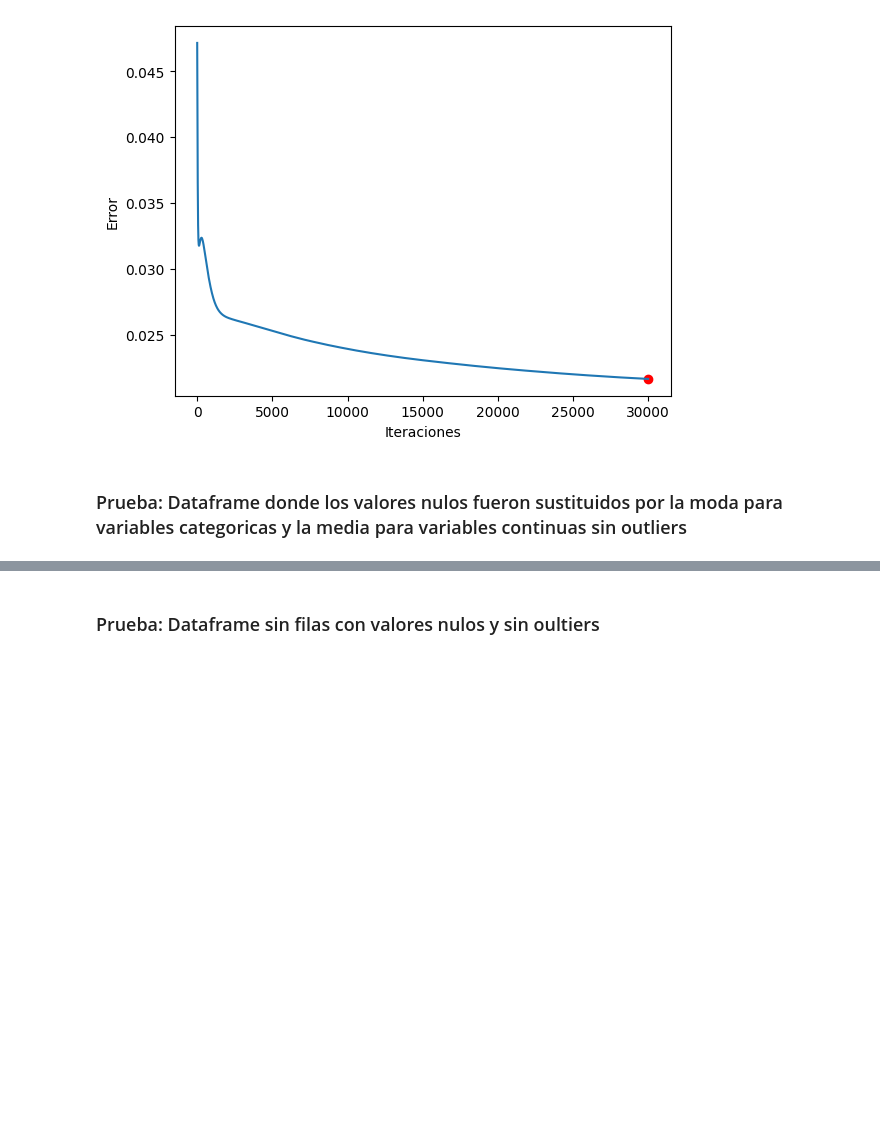
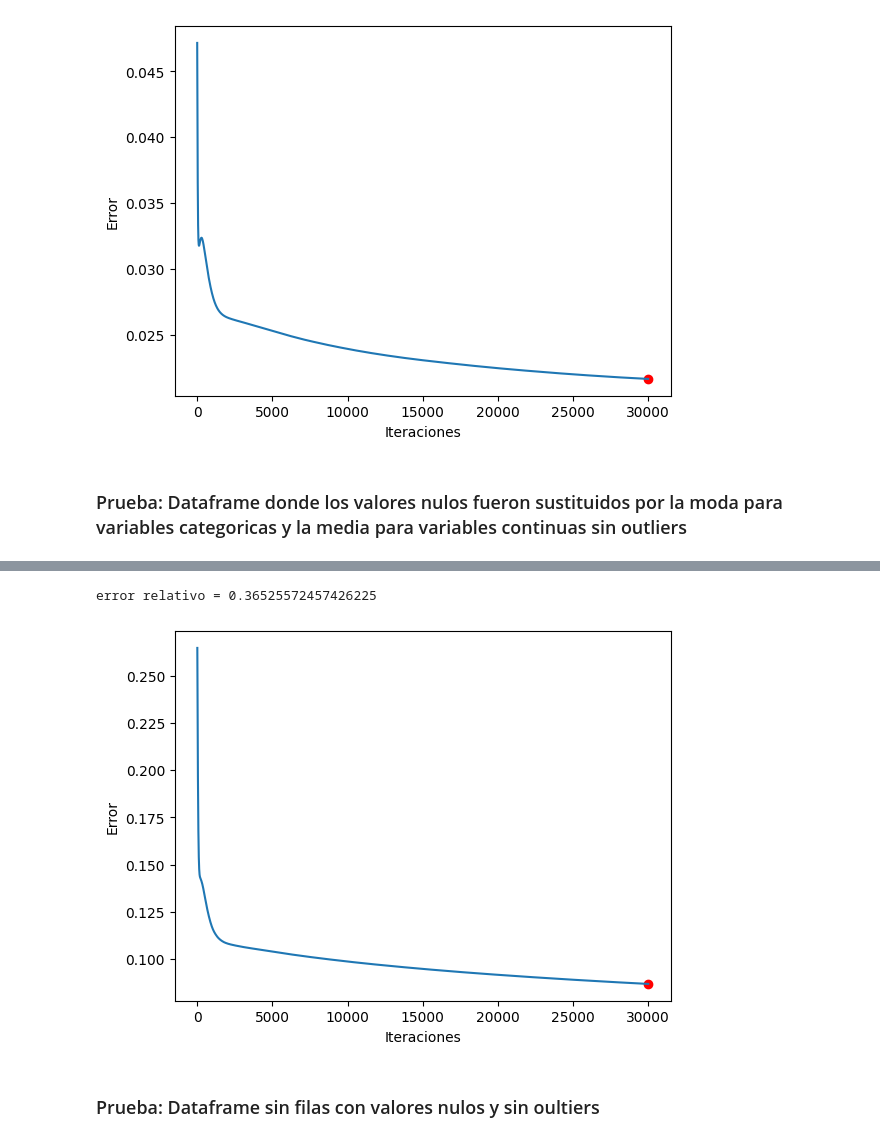
Before and after one commit to Gchaurio/CI5438-Proyecto1, a Jupyter notebook: descenso_gradiente_pruebas.ipynb, the cells around one changed output, grey strips where cells are left out. Cells and saved outputs as stored; diff of their text form; code cells hidden in the pictures; blank space fills up the shorter version.

```diff
--- a/descenso_gradiente_pruebas.ipynb
+++ b/descenso_gradiente_pruebas.ipynb
@@ -87,7 +87,10 @@ m3_1.plot_error()
 # %%
 m3_2 = Model(df3, "Price", cols)
 m3_2.train(learning_rate=0.001, iters=30000)
-m3_2.plot_error()
+m3_2.plot_error("car_data_fill_na_no_outliers_0.001.png")
+# %% [output]
+error relativo = 0.36525572457426225
+[figure, added]
 # %% [markdown]
 ### Prueba: Dataframe sin filas con valores nulos y sin oultiers
 # %%
```
Also changed, not shown: parts of 11 cells of this notebook, 14 other files.
